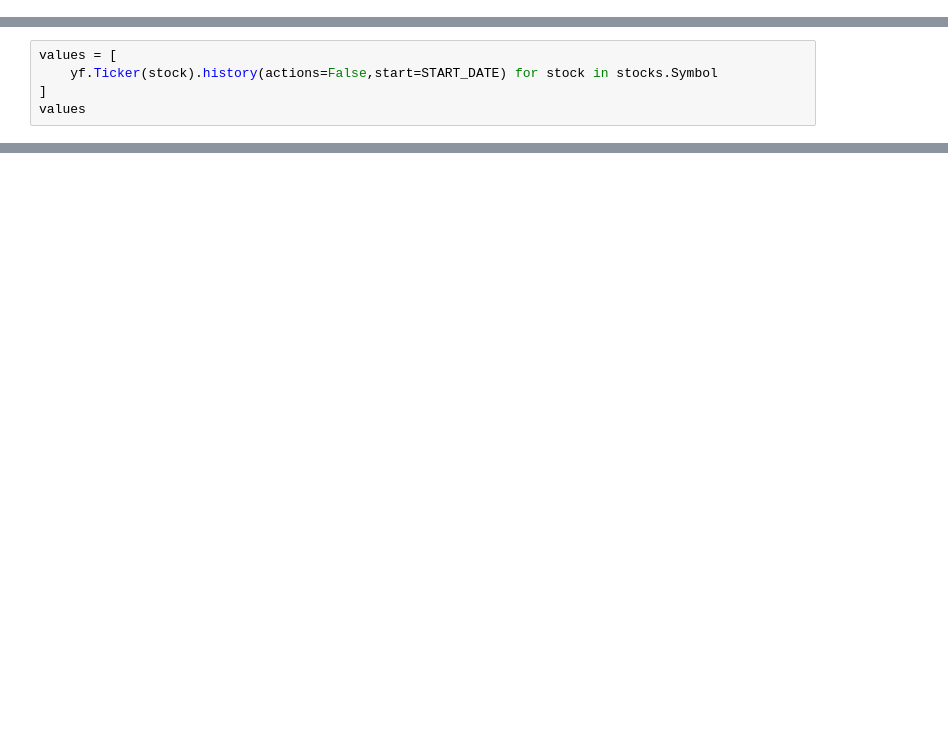
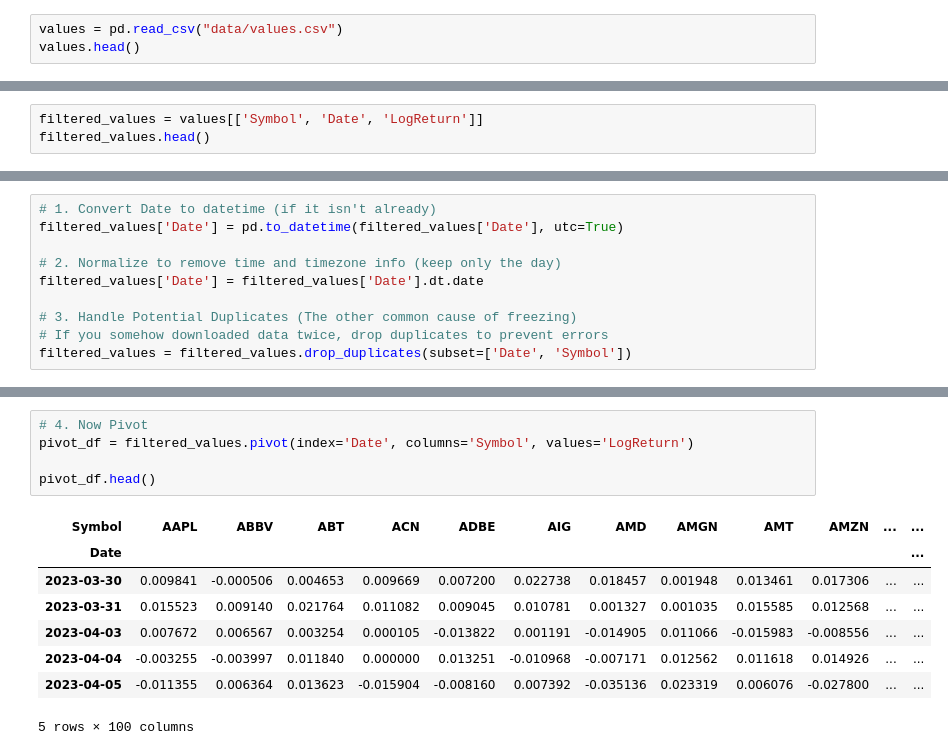
Before and after one commit to alodbrock19/GNN_paper, a Jupyter notebook: code/data_exploration.ipynb, the cells around one changed output, grey strips where cells are left out. Cells and saved outputs as stored; diff of their text form; blank space fills up the shorter version.

```diff
--- a/code/data_exploration.ipynb
+++ b/code/data_exploration.ipynb
@@ -37,0 +7,3 @@ array(['Information Technology', 'Health Care', 'Financials',
+# %%
+values = pd.read_csv("data/values.csv")
+values.head()
@@ -53,5 +38,0 @@ memory usage: 2.5+ KB
-# %%
-values = [
-	yf.Ticker(stock).history(actions=False,start=START_DATE) for stock in stocks.Symbol
-]
-values
@@ -248,0 +55,3 @@ df.tail()
+# %%
+filtered_values = values[['Symbol', 'Date', 'LogReturn']]
+filtered_values.head()
@@ -248,0 +65,10 @@ df.tail()
+# %%
+# 1. Convert Date to datetime (if it isn't already)
+filtered_values['Date'] = pd.to_datetime(filtered_values['Date'], utc=True)
+
+# 2. Normalize to remove time and timezone info (keep only the day)
+filtered_values['Date'] = filtered_values['Date'].dt.date
+
+# 3. Handle Potential Duplicates (The other common cause of freezing)
+# If you somehow downloaded data twice, drop duplicates to prevent errors
+filtered_values = filtered_values.drop_duplicates(subset=['Date', 'Symbol'])
@@ -248,0 +86,14 @@ df.tail()
+# %%
+# 4. Now Pivot
+pivot_df = filtered_values.pivot(index='Date', columns='Symbol', values='LogReturn')
+
+pivot_df.head()
+# %% [output]
+| Symbol | AAPL | ABBV | ABT | ACN | ADBE | AIG | AMD | AMGN | AMT | AMZN | ... | ... |
+| Date |  |  |  |  |  |  |  |  |  |  |  | ... |
+| 2023-03-30 | 0.009841 | -0.000506 | 0.004653 | 0.009669 | 0.007200 | 0.022738 | 0.018457 | 0.001948 | 0.013461 | 0.017306 | ... | ... |
+| 2023-03-31 | 0.015523 | 0.009140 | 0.021764 | 0.011082 | 0.009045 | 0.010781 | 0.001327 | 0.001035 | 0.015585 | 0.012568 | ... | ... |
+| 2023-04-03 | 0.007672 | 0.006567 | 0.003254 | 0.000105 | -0.013822 | 0.001191 | -0.014905 | 0.011066 | -0.015983 | -0.008556 | ... | ... |
+| 2023-04-04 | -0.003255 | -0.003997 | 0.011840 | 0.000000 | 0.013251 | -0.010968 | -0.007171 | 0.012562 | 0.011618 | 0.014926 | ... | ... |
+| 2023-04-05 | -0.011355 | 0.006364 | 0.013623 | -0.015904 | -0.008160 | 0.007392 | -0.035136 | 0.023319 | 0.006076 | -0.027800 | ... | ... |
+5 rows × 100 columns
```
Also changed, not shown: parts of 29 cells of this notebook, 4 other files.
